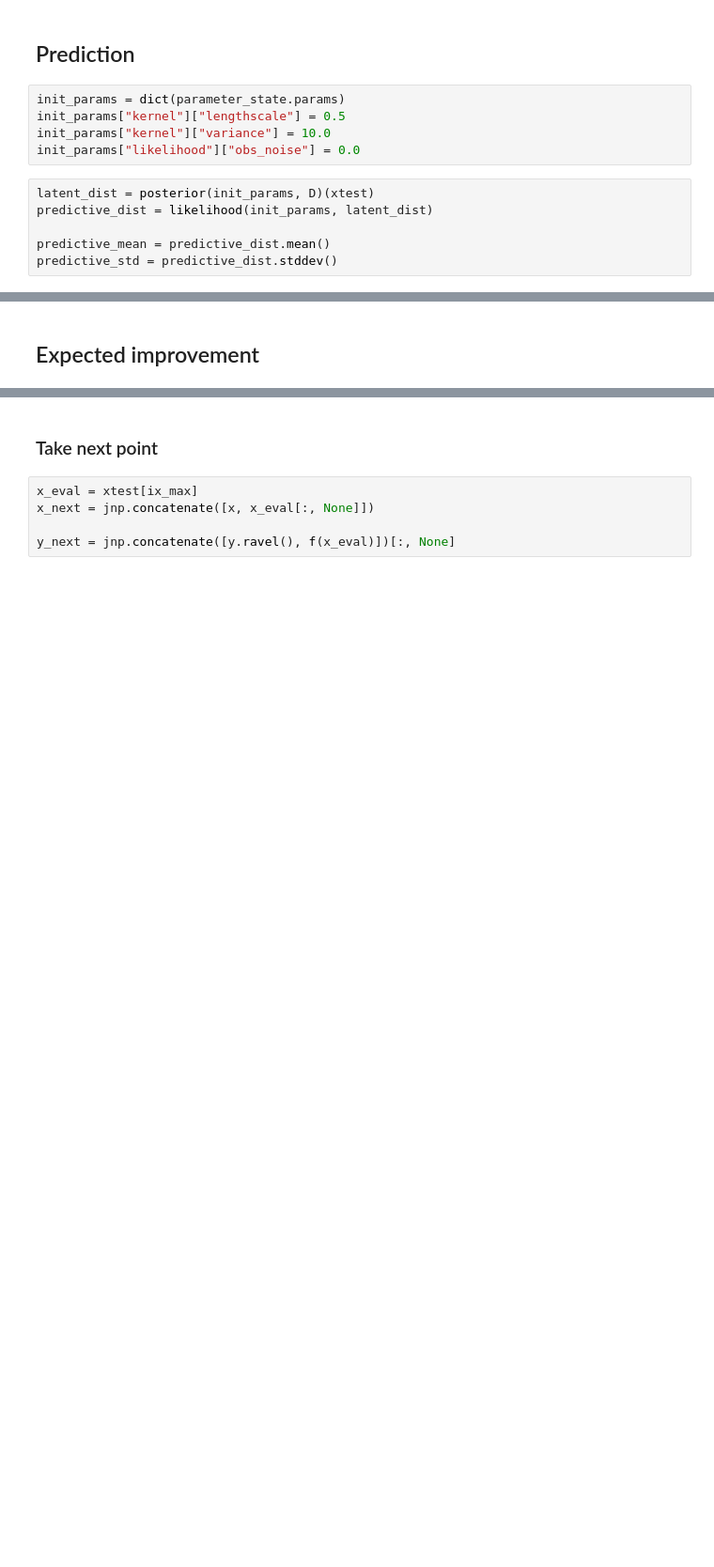
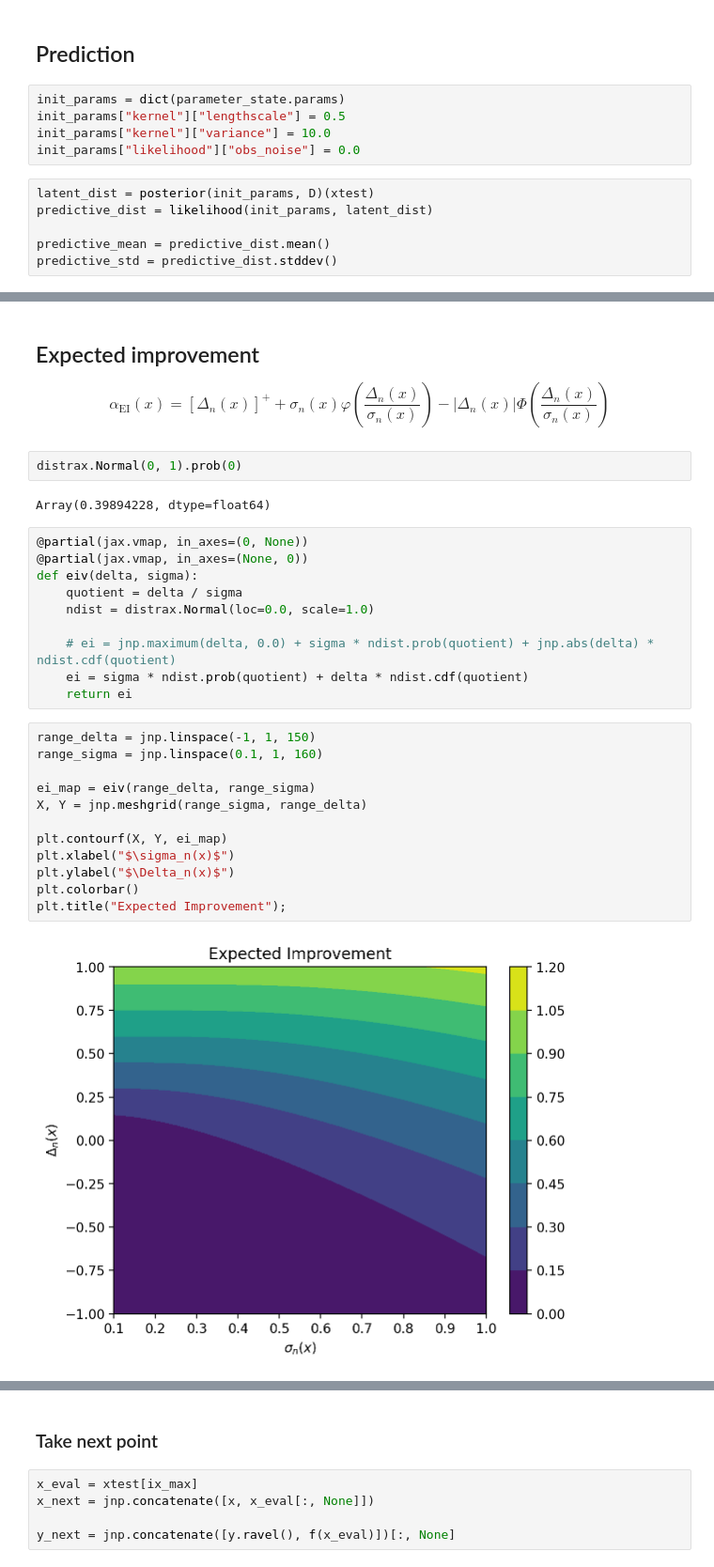
Before and after one commit to gerdm/bayes, a Jupyter notebook: gp-demo.ipynb, the cells around one changed output, grey strips where cells are left out. Shown at 94% size. Drawn from its saved outputs; the diff is of its cells as text; blank space fills up the shorter version.

```diff
--- a/gp-demo.ipynb
+++ b/gp-demo.ipynb
@@ -230,5 +203,37 @@ ax.legend()
 # %% [markdown]
 ## Expected improvement
+
+$$
+    \alpha_\text{EI}(x) = [\Delta_n(x)]^+ + \sigma_n(x) \varphi\left(\frac{\Delta_n(x)}{\sigma_n(x)}\right) - |\Delta_n(x)|\varPhi\left(\frac{\Delta_n(x)}{\sigma_n(x)}\right)
+$$
+# %%
+distrax.Normal(0, 1).prob(0)
+# %% [output]
+Array(0.39894228, dtype=float64)
+# %%
+@partial(jax.vmap, in_axes=(0, None))
+@partial(jax.vmap, in_axes=(None, 0))
+def eiv(delta, sigma):
+    quotient = delta / sigma
+    ndist = distrax.Normal(loc=0.0, scale=1.0)
+
+    # ei = jnp.maximum(delta, 0.0) + sigma * ndist.prob(quotient) + jnp.abs(delta) * ndist.cdf(quotient)
+    ei = sigma * ndist.prob(quotient) + delta * ndist.cdf(quotient)
+    return ei
+# %%
+range_delta = jnp.linspace(-1, 1, 150)
+range_sigma = jnp.linspace(0.1, 1, 160)
+
+ei_map = eiv(range_delta, range_sigma)
+X, Y = jnp.meshgrid(range_sigma, range_delta)
+
+plt.contourf(X, Y, ei_map)
+plt.xlabel("$\sigma_n(x)$")
+plt.ylabel("$\Delta_n(x)$")
+plt.colorbar()
+plt.title("Expected Improvement");
+# %% [output]
+[figure, added]
 # %%
 fig, ax = plt.subplots(figsize=(8, 3))
 
```
Also changed, not shown: parts of 39 cells of this notebook.
